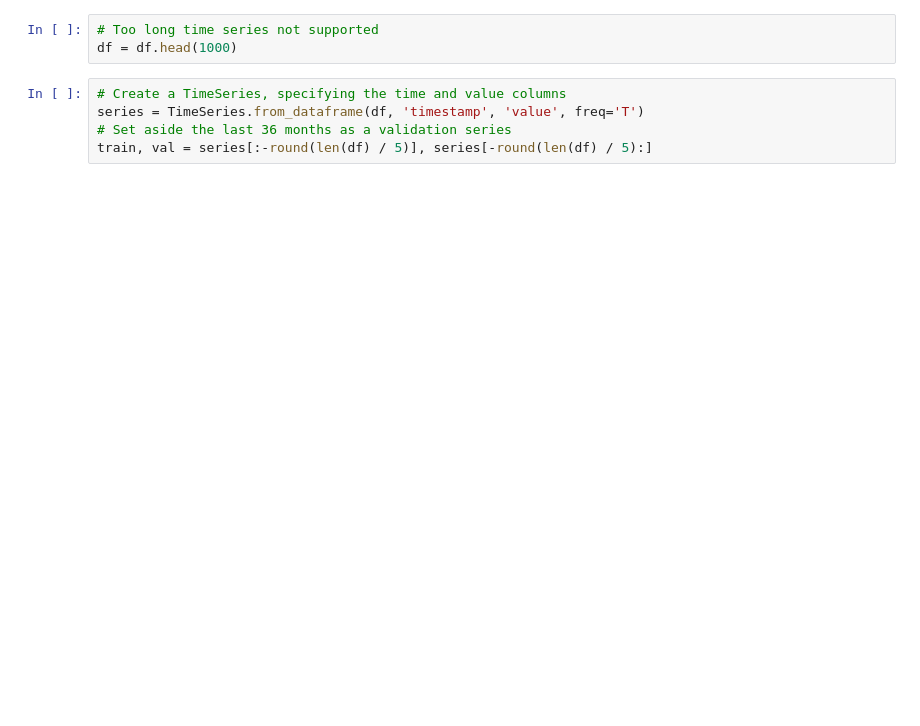
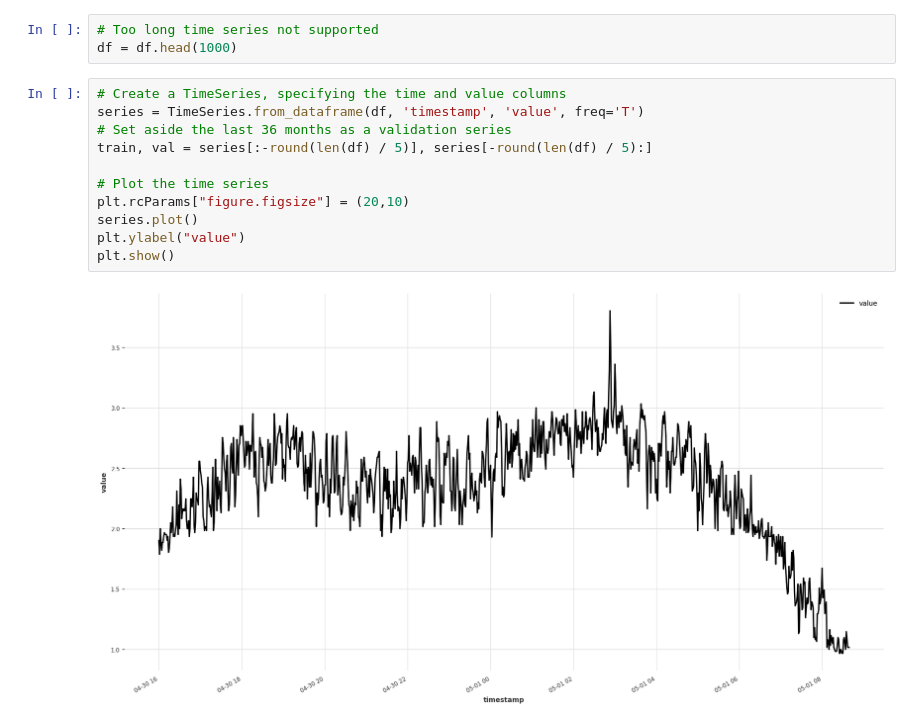
Before and after one commit to m3madadi/datadays, a Jupyter notebook: main.ipynb, the cells around one changed output. Saved outputs shown, nothing was run; the diff lists cells and outputs as text; blank space fills up the shorter version.

```diff
--- a/main.ipynb
+++ b/main.ipynb
@@ -17,5 +29,13 @@ df = df.head(1000)
 # %%
 # Create a TimeSeries, specifying the time and value columns
 series = TimeSeries.from_dataframe(df, 'timestamp', 'value', freq='T')
 # Set aside the last 36 months as a validation series
 train, val = series[:-round(len(df) / 5)], series[-round(len(df) / 5):]
+
+# Plot the time series
+plt.rcParams["figure.figsize"] = (20,10)
+series.plot()
+plt.ylabel("value")
+plt.show()
+# %% [output]
+[figure, added]
```
Also changed, not shown: parts of 12 cells of this notebook.
